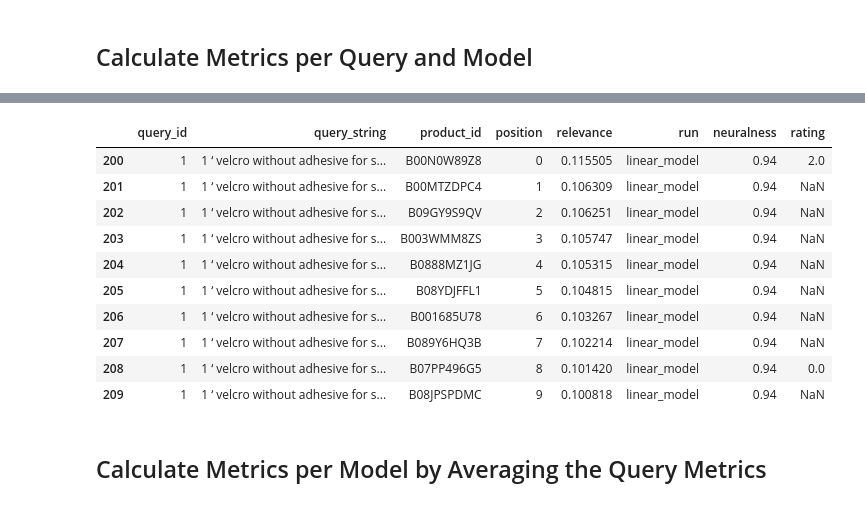
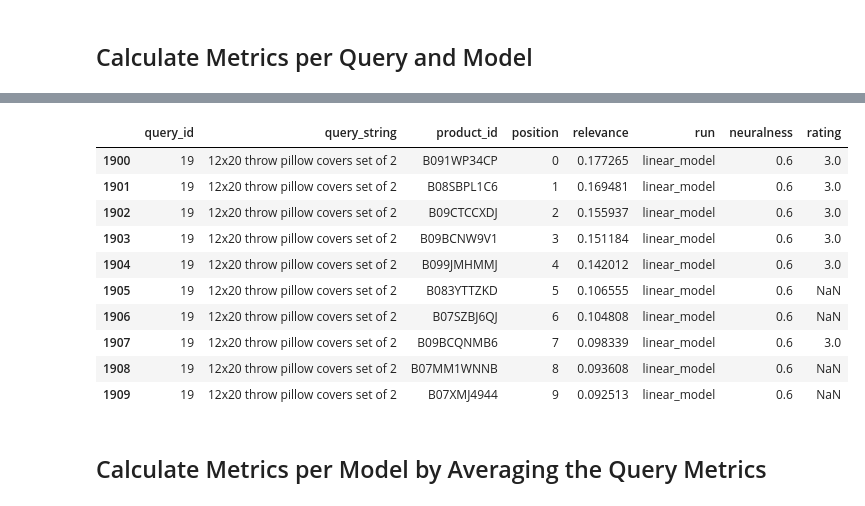
Before and after one commit to o19s/opensearch-hybrid-search-optimization, a Jupyter notebook: notebooks/8_Run_Queries_Dynamic_Optimizer.ipynb, the cells around one changed output, grey strips where cells are left out. Cells and saved outputs as stored; diff of their text form; code cells hidden in the pictures.

```diff
--- a/notebooks/8_Run_Queries_Dynamic_Optimizer.ipynb
+++ b/notebooks/8_Run_Queries_Dynamic_Optimizer.ipynb
@@ -26,10 +26,10 @@ from tqdm.notebook import tqdm_notebook
 ## Load models from the previous notebook
 # %%
 # load the two models
-with open('regression_model.pkl', 'rb') as fid:
+with open('regression_model_predict_only_max_ndcg_large_qs-2024-12-03_DCG_fix.pkl', 'rb') as fid:
     regr = pickle.load(fid)
 
-with open('random_forest_model.pkl', 'rb') as fid:
+with open('random_forest_model_predict_only_max_ndcg_large_qs-2024-12-03_DCG_fix.pkl', 'rb') as fid:
     random_forest = pickle.load(fid)
 # %%
 regr
@@ -43,5 +43,5 @@ RandomForestRegressor(max_depth=3, max_features='log2', min_samples_leaf=4,
 # %%
-df_test_data = pd.read_csv('../data/dynamic_optimizer_test_data.csv')
+df_test_data = pd.read_csv('../data/dynamic_optimizer_large_qs_test_data-2024-12-03_DCG_fix.csv')
 # %%
 df_test_data.head(5)
 # %% [output]
@@ -127,0 +140,12 @@ df_test_data.head(5)
+# %%
+# Get the neuralness value for the best NDCG per query
+indexes_linear_model = df_test_data.groupby(by='query_string',)['linear_model'].idxmax()
+df_test_data_max_ndcg_linear_model = df_test_data.loc[indexes_linear_model][['query_string','f_0_neuralness']]
+# only keep query, neuralness and the information if the linear or random forest model predicted the value
+df_test_data_max_ndcg_linear_model['model'] = "linear_model"
+
+indexes_rf_model = df_test_data.groupby(by='query_string',)['random_forest'].idxmax()
+df_test_data_max_ndcg_rf_model = df_test_data.loc[indexes_rf_model][['query_string','f_0_neuralness']]
+df_test_data_max_ndcg_rf_model['model'] = "random_forest"
+# merge the two DataFrames
+df_test_data_max_ndcg = pd.concat([df_test_data_max_ndcg_linear_model, df_test_data_max_ndcg_rf_model])
@@ -372,17 +457,17 @@ df_metrics.head(3)
 # %%
-df_merged[(df_merged['query_string'] == '1 ‘ velcro without adhesive for sewing') & (df_merged['run'] == 'linear_model')].head(10)
+df_merged[(df_merged['query_string'] == '12x20 throw pillow covers set of 2') & (df_merged['run'] == 'linear_model')].head(10)
 # %% [output]
 |  | query_id | query_string | product_id | position | relevance | run | neuralness | rating |
-| 200 | 1 | 1 ‘ velcro without adhesive for s... | B00N0W89Z8 | 0 | 0.115505 | linear_model | 0.94 | 2.0 |
-| 201 | 1 | 1 ‘ velcro without adhesive for s... | B00MTZDPC4 | 1 | 0.106309 | linear_model | 0.94 | NaN |
-| 202 | 1 | 1 ‘ velcro without adhesive for s... | B09GY9S9QV | 2 | 0.106251 | linear_model | 0.94 | NaN |
-| 203 | 1 | 1 ‘ velcro without adhesive for s... | B003WMM8ZS | 3 | 0.105747 | linear_model | 0.94 | NaN |
-| 204 | 1 | 1 ‘ velcro without adhesive for s... | B0888MZ1JG | 4 | 0.105315 | linear_model | 0.94 | NaN |
-| 205 | 1 | 1 ‘ velcro without adhesive for s... | B08YDJFFL1 | 5 | 0.104815 | linear_model | 0.94 | NaN |
-| 206 | 1 | 1 ‘ velcro without adhesive for s... | B001685U78 | 6 | 0.103267 | linear_model | 0.94 | NaN |
-| 207 | 1 | 1 ‘ velcro without adhesive for s... | B089Y6HQ3B | 7 | 0.102214 | linear_model | 0.94 | NaN |
-| 208 | 1 | 1 ‘ velcro without adhesive for s... | B07PP496G5 | 8 | 0.101420 | linear_model | 0.94 | 0.0 |
-| 209 | 1 | 1 ‘ velcro without adhesive for s... | B08JPSPDMC | 9 | 0.100818 | linear_model | 0.94 | NaN |
+| 1900 | 19 | 12x20 throw pillow covers set of 2 | B091WP34CP | 0 | 0.177265 | linear_model | 0.6 | 3.0 |
+| 1901 | 19 | 12x20 throw pillow covers set of 2 | B08SBPL1C6 | 1 | 0.169481 | linear_model | 0.6 | 3.0 |
+| 1902 | 19 | 12x20 throw pillow covers set of 2 | B09CTCCXDJ | 2 | 0.155937 | linear_model | 0.6 | 3.0 |
+| 1903 | 19 | 12x20 throw pillow covers set of 2 | B09BCNW9V1 | 3 | 0.151184 | linear_model | 0.6 | 3.0 |
+| 1904 | 19 | 12x20 throw pillow covers set of 2 | B099JMHMMJ | 4 | 0.142012 | linear_model | 0.6 | 3.0 |
+| 1905 | 19 | 12x20 throw pillow covers set of 2 | B083YTTZKD | 5 | 0.106555 | linear_model | 0.6 | NaN |
+| 1906 | 19 | 12x20 throw pillow covers set of 2 | B07SZBJ6QJ | 6 | 0.104808 | linear_model | 0.6 | NaN |
+| 1907 | 19 | 12x20 throw pillow covers set of 2 | B09BCQNMB6 | 7 | 0.098339 | linear_model | 0.6 | 3.0 |
+| 1908 | 19 | 12x20 throw pillow covers set of 2 | B07MM1WNNB | 8 | 0.093608 | linear_model | 0.6 | NaN |
+| 1909 | 19 | 12x20 throw pillow covers set of 2 | B07XMJ4944 | 9 | 0.092513 | linear_model | 0.6 | NaN |
 # %% [markdown]
 ## Calculate Metrics per Model by Averaging the Query Metrics
 # %%
```
Also changed, not shown: parts of 37 cells of this notebook, 4 other files.
